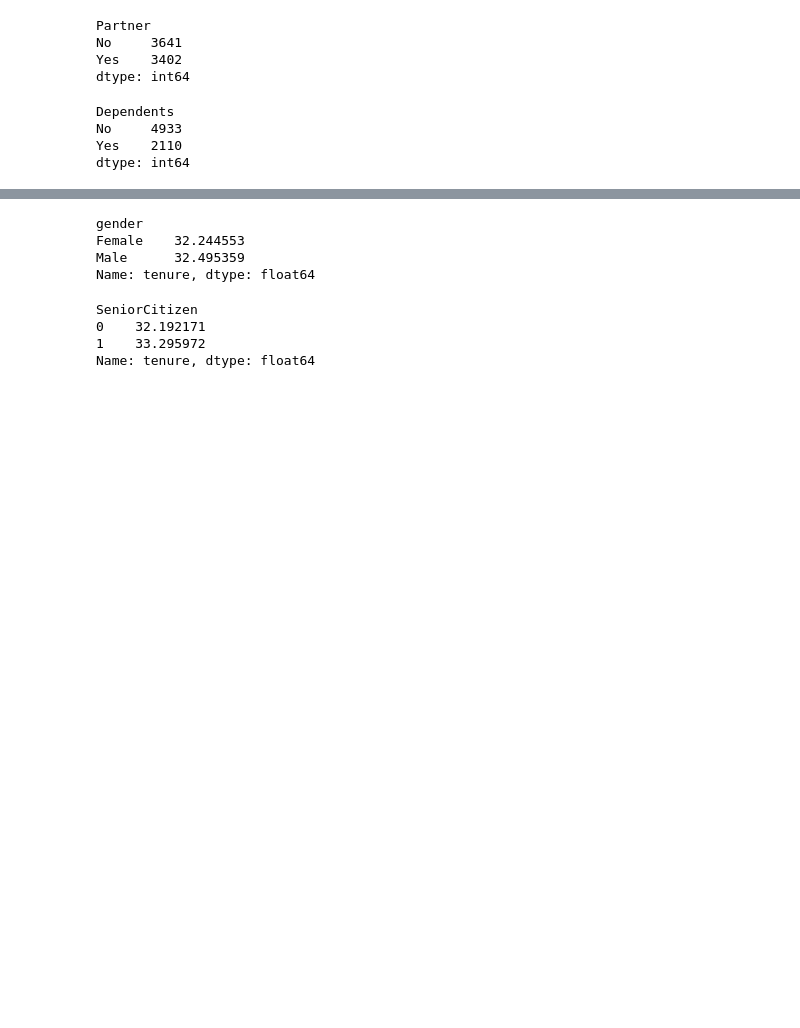
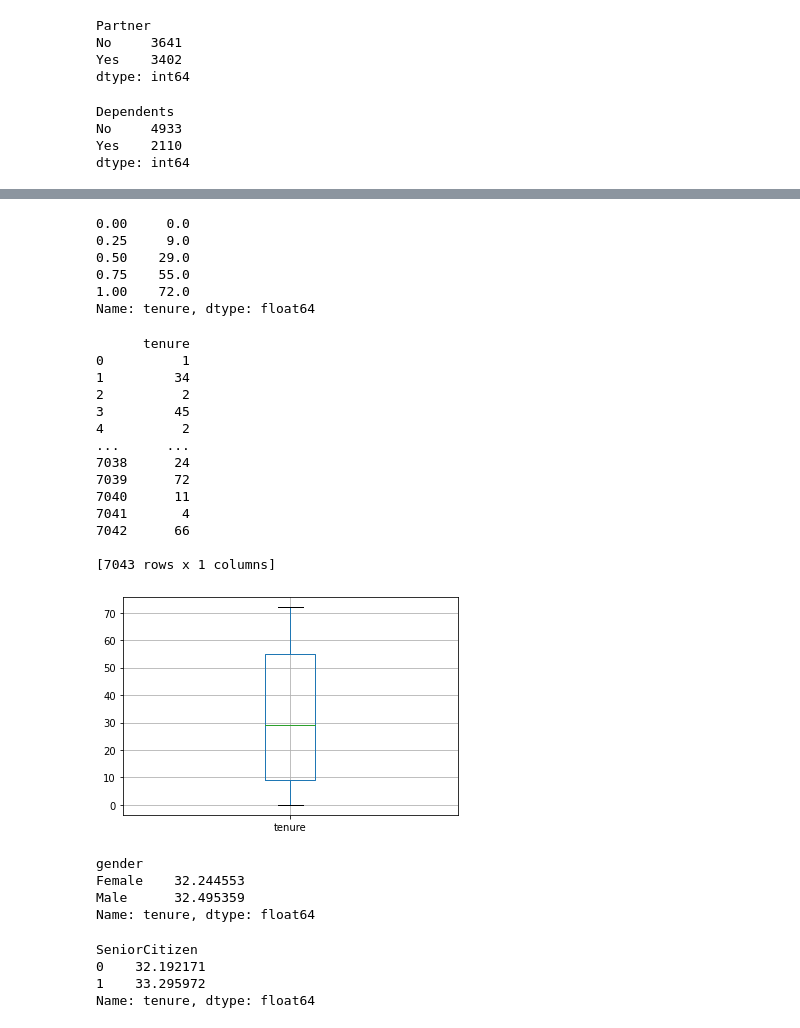
Before and after one commit to MilcaAreliS/proyecto_portafolio, a Jupyter notebook: Notebooks/analisis_inicial.ipynb, the cells around one changed output, grey strips where cells are left out. Saved outputs shown, nothing was run; the diff lists cells and outputs as text; code cells hidden in the pictures; blank space fills up the shorter version.

```diff
--- a/Notebooks/analisis_inicial.ipynb
+++ b/Notebooks/analisis_inicial.ipynb
@@ -99,3 +119,34 @@ dtype: int64
+# %%
+clientes_telecomunicaciones['tenure'].quantile([0,0.25,0.5,0.75,1])
+# %% [output]
+0.00     0.0
+0.25     9.0
+0.50    29.0
+0.75    55.0
+1.00    72.0
+Name: tenure, dtype: float64
+# %%
+df_tenure = pd.DataFrame(clientes_telecomunicaciones['tenure'])
+print(df_tenure)
+boxplot = df_tenure.boxplot(column=['tenure'])
+boxplot.plot()
+plt.show()
+# %% [output]
+      tenure
+0          1
+1         34
+2          2
+3         45
+4          2
+...      ...
+7038      24
+7039      72
+7040      11
+7041       4
+7042      66
+
+[7043 rows x 1 columns]
+[figure, added]
 # %%
 #cuanto influye el genero de un cliente, para la cantidad de meses que elige nuestro servicio?
 # %%
```
Also changed, not shown: parts of 5 cells of this notebook.
